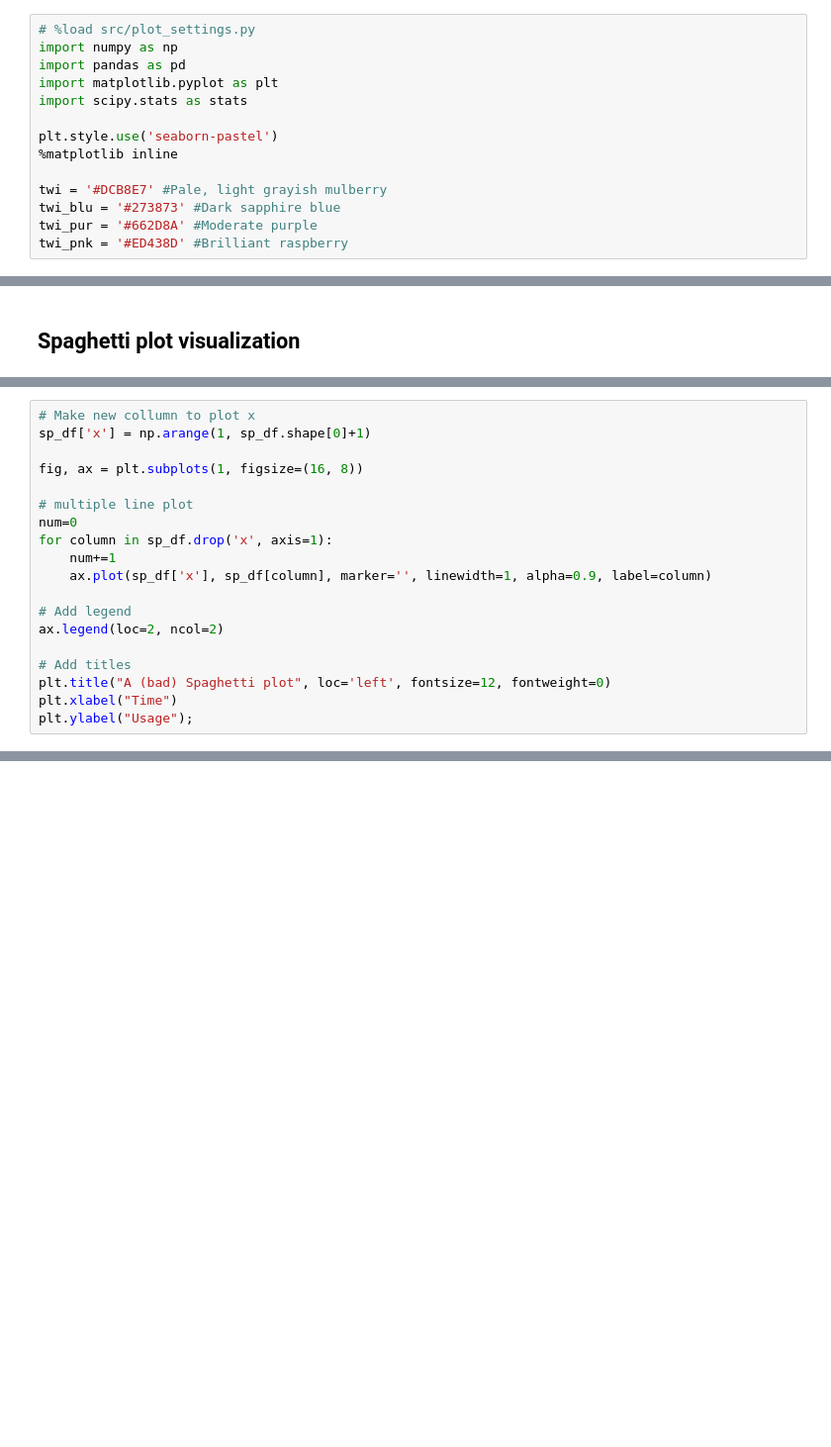
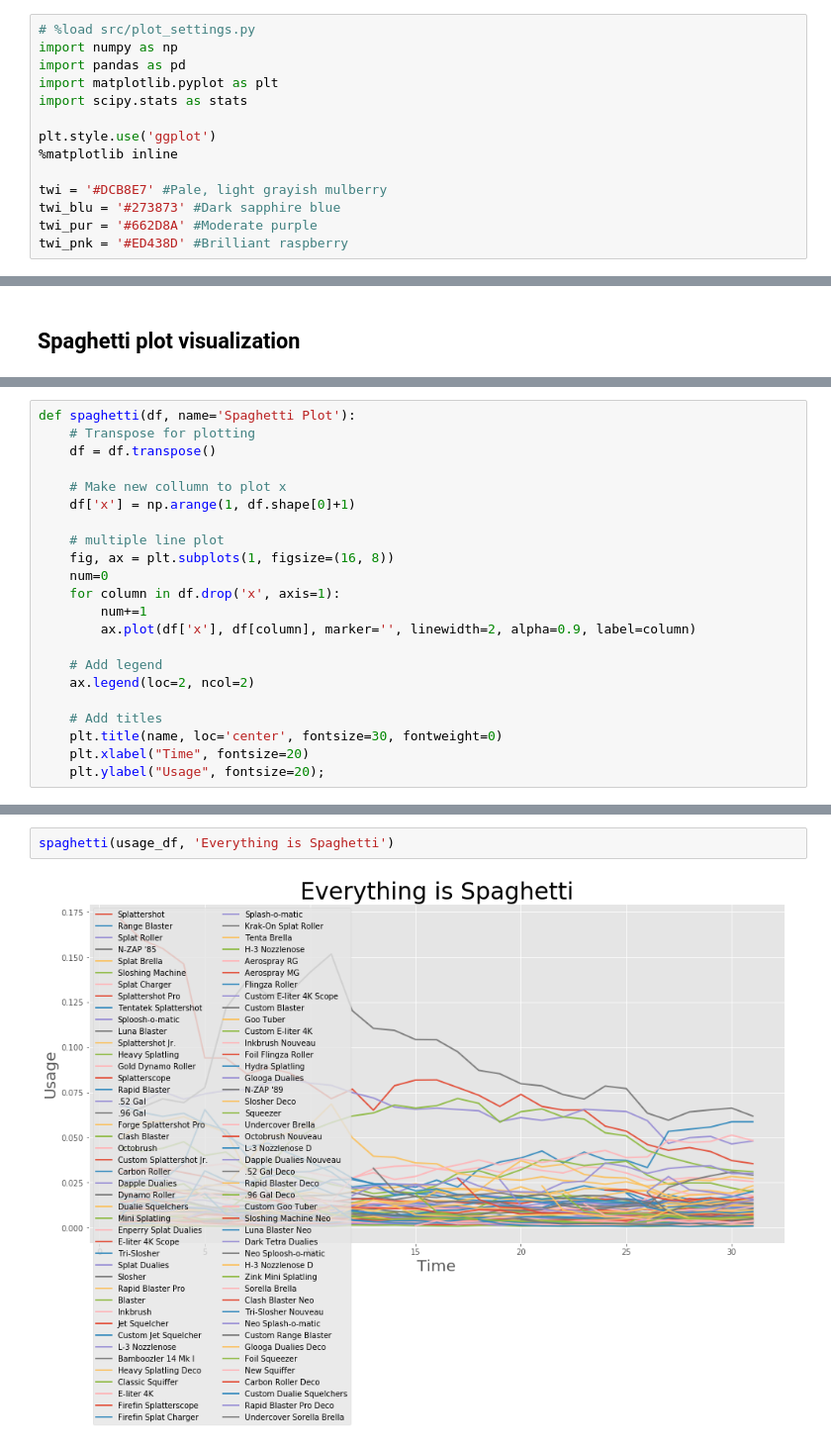
Before and after one commit to Rokushou/Splatoon2_Meta_EDA, a Jupyter notebook: EDA.ipynb, the cells around one changed output, grey strips where cells are left out. Shown: that part at 99% size. Saved outputs shown, nothing was run; the diff lists cells and outputs as text; blank space fills up the shorter version.

Commit message:
better spaghetti

```diff
--- a/EDA.ipynb
+++ b/EDA.ipynb
@@ -5,7 +5,7 @@ import pandas as pd
 import matplotlib.pyplot as plt
 import scipy.stats as stats
 
-plt.style.use('seaborn-pastel')
+plt.style.use('ggplot')
 %matplotlib inline
 
 twi = '#DCB8E7' #Pale, light grayish mulberry
@@ -48,19 +36,22 @@ sp_df.head()
 # %%
-# Make new collumn to plot x
-sp_df['x'] = np.arange(1, sp_df.shape[0]+1)
+def spaghetti(df, name='Spaghetti Plot'):
+    # Transpose for plotting
+    df = df.transpose()
 
-fig, ax = plt.subplots(1, figsize=(16, 8))
+    # Make new collumn to plot x
+    df['x'] = np.arange(1, df.shape[0]+1)
 
-# multiple line plot
-num=0
-for column in sp_df.drop('x', axis=1):
-    num+=1
-    ax.plot(sp_df['x'], sp_df[column], marker='', linewidth=1, alpha=0.9, label=column)
+    # multiple line plot
+    fig, ax = plt.subplots(1, figsize=(16, 8))
+    num=0
+    for column in df.drop('x', axis=1):
+        num+=1
+        ax.plot(df['x'], df[column], marker='', linewidth=2, alpha=0.9, label=column)
 
-# Add legend
-ax.legend(loc=2, ncol=2)
+    # Add legend
+    ax.legend(loc=2, ncol=2)
 
-# Add titles
-plt.title("A (bad) Spaghetti plot", loc='left', fontsize=12, fontweight=0)
-plt.xlabel("Time")
-plt.ylabel("Usage");
+    # Add titles
+    plt.title(name, loc='center', fontsize=30, fontweight=0)
+    plt.xlabel("Time", fontsize=20)
+    plt.ylabel("Usage", fontsize=20);
@@ -69,2 +58,6 @@ plt.ylabel("Usage");
+# %%
+spaghetti(usage_df, 'Everything is Spaghetti')
+# %% [output]
+[figure, added]
 # %% [markdown]
 This plot is next to useless, time to look at the most used weapons
```
Also changed, not shown: parts of 12 cells of this notebook.
